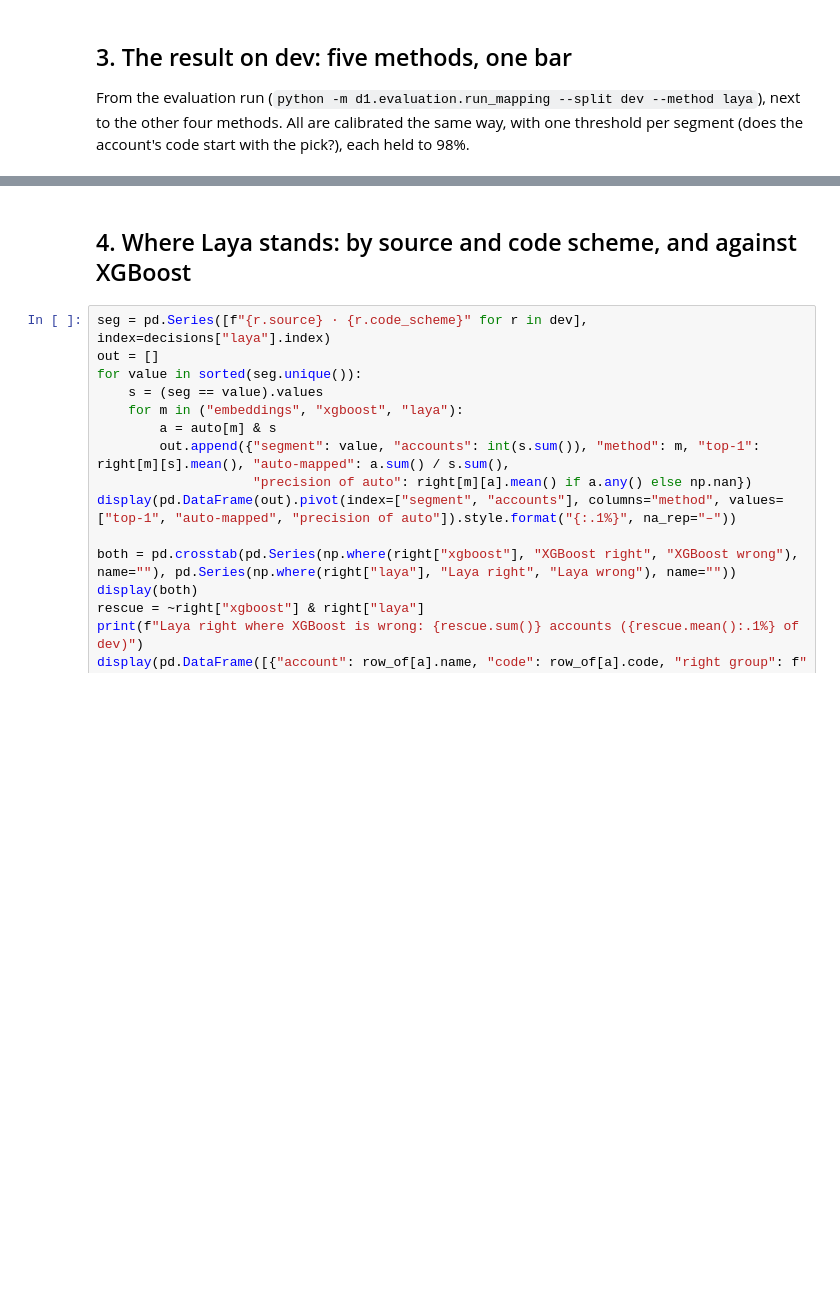
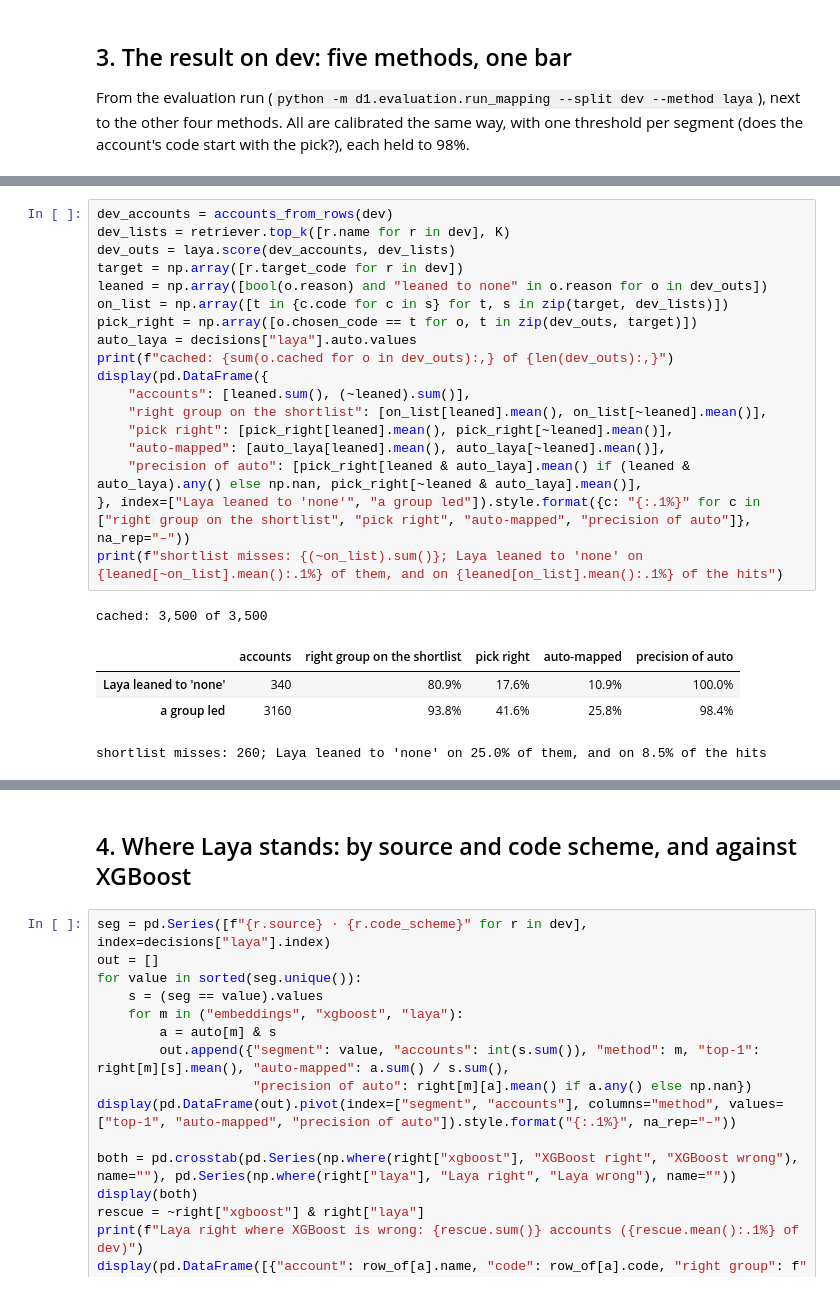
Before and after one commit to VincenzoVant/d1-consolidation-copilot, a Jupyter notebook: notebooks/15_laya.ipynb, the cells around one changed output, grey strips where cells are left out. Cells and saved outputs as stored; diff of their text form; blank space fills up the shorter version.

```diff
--- a/notebooks/15_laya.ipynb
+++ b/notebooks/15_laya.ipynb
@@ -243,0 +249,24 @@ Laya's statuses: {'ok': 3160, 'none': 340}
+# %%
+dev_accounts = accounts_from_rows(dev)
+dev_lists = retriever.top_k([r.name for r in dev], K)
+dev_outs = laya.score(dev_accounts, dev_lists)
+target = np.array([r.target_code for r in dev])
+leaned = np.array([bool(o.reason) and "leaned to none" in o.reason for o in dev_outs])
+on_list = np.array([t in {c.code for c in s} for t, s in zip(target, dev_lists)])
+pick_right = np.array([o.chosen_code == t for o, t in zip(dev_outs, target)])
+auto_laya = decisions["laya"].auto.values
+print(f"cached: {sum(o.cached for o in dev_outs):,} of {len(dev_outs):,}")
+display(pd.DataFrame({
+    "accounts": [leaned.sum(), (~leaned).sum()],
+    "right group on the shortlist": [on_list[leaned].mean(), on_list[~leaned].mean()],
+    "pick right": [pick_right[leaned].mean(), pick_right[~leaned].mean()],
+    "auto-mapped": [auto_laya[leaned].mean(), auto_laya[~leaned].mean()],
+    "precision of auto": [pick_right[leaned & auto_laya].mean() if (leaned & auto_laya).any() else np.nan, pick_right[~leaned & auto_laya].mean()],
+}, index=["Laya leaned to 'none'", "a group led"]).style.format({c: "{:.1%}" for c in ["right group on the shortlist", "pick right", "auto-mapped", "precision of auto"]}, na_rep="–"))
+print(f"shortlist misses: {(~on_list).sum()}; Laya leaned to 'none' on {leaned[~on_list].mean():.1%} of them, and on {leaned[on_list].mean():.1%} of the hits")
+# %% [output]
+cached: 3,500 of 3,500
+|  | accounts | right group on the shortlist | pick right | auto-mapped | precision of auto |
+| Laya leaned to 'none' | 340 | 80.9% | 17.6% | 10.9% | 100.0% |
+| a group led | 3160 | 93.8% | 41.6% | 25.8% | 98.4% |
+shortlist misses: 260; Laya leaned to 'none' on 25.0% of them, and on 8.5% of the hits
```
Also changed, not shown: parts of 16 cells of this notebook, 12 other files.
